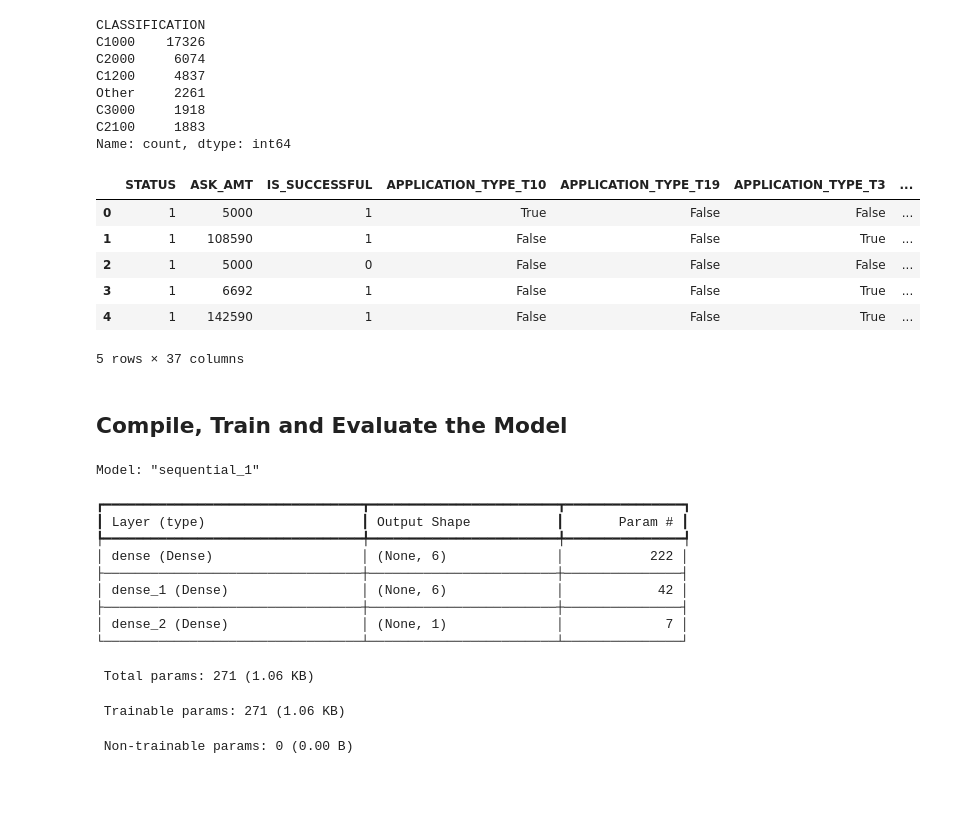
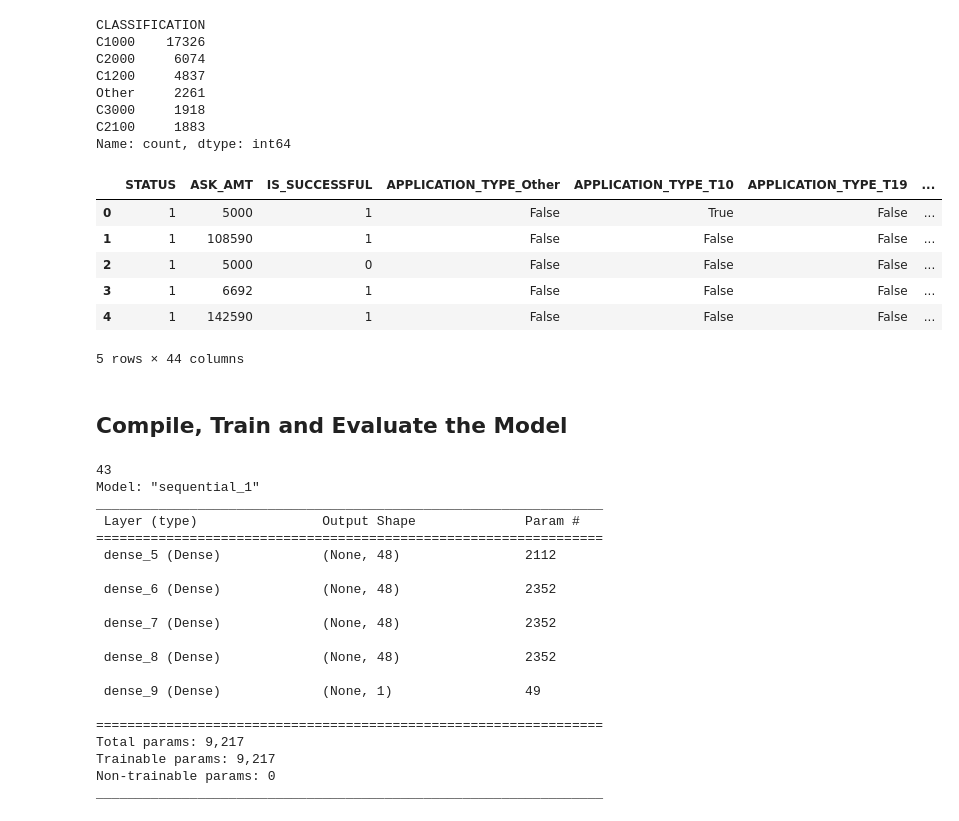
Before and after one commit to renzsupnet/deep-learning-challenge, a Jupyter notebook: deep_learning.ipynb, the cells around one changed output. Cells and saved outputs as stored; diff of their text form; code cells hidden in the pictures; blank space fills up the shorter version.

```diff
--- a/deep_learning.ipynb
+++ b/deep_learning.ipynb
@@ -142,15 +150,17 @@ C2100     1883
 Name: count, dtype: int64
 # %%
 # Convert categorical data to numeric with `pd.get_dummies`
-dummy_df = pd.get_dummies(application_df, columns=["APPLICATION_TYPE", "CLASSIFICATION", "AFFILIATION", "USE_CASE", "ORGANIZATION", "INCOME_AMT", "SPECIAL_CONSIDERATIONS"], drop_first=True)
+dummy_df = pd.get_dummies(application_df, columns=["APPLICATION_TYPE", "CLASSIFICATION",
+                                                   "AFFILIATION", "USE_CASE", "ORGANIZATION",
+                                                   "INCOME_AMT", "SPECIAL_CONSIDERATIONS"])
 dummy_df.head()
 # %% [output]
-|  | STATUS | ASK_AMT | IS_SUCCESSFUL | APPLICATION_TYPE_T10 | APPLICATION_TYPE_T19 | APPLICATION_TYPE_T3 | ... |
-| 0 | 1 | 5000 | 1 | True | False | False | ... |
-| 1 | 1 | 108590 | 1 | False | False | True | ... |
+|  | STATUS | ASK_AMT | IS_SUCCESSFUL | APPLICATION_TYPE_Other | APPLICATION_TYPE_T10 | APPLICATION_TYPE_T19 | ... |
+| 0 | 1 | 5000 | 1 | False | True | False | ... |
+| 1 | 1 | 108590 | 1 | False | False | False | ... |
 | 2 | 1 | 5000 | 0 | False | False | False | ... |
-| 3 | 1 | 6692 | 1 | False | False | True | ... |
-| 4 | 1 | 142590 | 1 | False | False | True | ... |
+| 3 | 1 | 6692 | 1 | False | False | False | ... |
+| 4 | 1 | 142590 | 1 | False | False | False | ... |
-5 rows × 37 columns
+5 rows × 44 columns
 # %%
 # Split our preprocessed data into our features and target arrays
@@ -173,15 +183,21 @@ X_test_scaled = X_scaler.transform(X_test)
 # %%
 # Define the model - deep neural net, i.e., the number of input features and hidden nodes for each layer.
 nn = tf.keras.models.Sequential()
-
+print(X_train_scaled.shape[1])
 # Defining input layer shape
 nn.add(tf.keras.layers.Input(shape=(X_train_scaled.shape[1],)))
 
 # First hidden layer
-nn.add(tf.keras.layers.Dense(units=6, activation="relu"))
+nn.add(tf.keras.layers.Dense(units=48, activation="relu"))
 
 # Second hidden layer
-nn.add(tf.keras.layers.Dense(units=6, activation="relu"))
+nn.add(tf.keras.layers.Dense(units=48, activation="relu"))
+
+# Third hidden layer
+nn.add(tf.keras.layers.Dense(units=48, activation="relu"))
+
+# Fourth hidden layer
+nn.add(tf.keras.layers.Dense(units=48, activation="relu"))
 
 # Output layer
 nn.add(tf.keras.layers.Dense(units=1, activation="sigmoid"))
@@ -189,19 +205,26 @@ nn.add(tf.keras.layers.Dense(units=1, activation="sigmoid"))
 # Check the structure of the model
 nn.summary()
 # %% [output]
+43
 Model: "sequential_1"
+_________________________________________________________________
+ Layer (type)                Output Shape              Param #
+=================================================================
+ dense_5 (Dense)             (None, 48)                2112
+
+ dense_6 (Dense)             (None, 48)                2352
+
+ dense_7 (Dense)             (None, 48)                2352
+
+ dense_8 (Dense)             (None, 48)                2352
+
+ dense_9 (Dense)             (None, 1)                 49
+
+=================================================================
+Total params: 9,217
+Trainable params: 9,217
+Non-trainable params: 0
+_________________________________________________________________
-┏━━━━━━━━━━━━━━━━━━━━━━━━━━━━━━━━━┳━━━━━━━━━━━━━━━━━━━━━━━━┳━━━━━━━━━━━━━━━┓
-┃ Layer (type)                    ┃ Output Shape           ┃       Param # ┃
-┡━━━━━━━━━━━━━━━━━━━━━━━━━━━━━━━━━╇━━━━━━━━━━━━━━━━━━━━━━━━╇━━━━━━━━━━━━━━━┩
-│ dense (Dense)                   │ (None, 6)              │           222 │
-├─────────────────────────────────┼────────────────────────┼───────────────┤
-│ dense_1 (Dense)                 │ (None, 6)              │            42 │
-├─────────────────────────────────┼────────────────────────┼───────────────┤
-│ dense_2 (Dense)                 │ (None, 1)              │             7 │
-└─────────────────────────────────┴────────────────────────┴───────────────┘
- Total params: 271 (1.06 KB)
- Trainable params: 271 (1.06 KB)
- Non-trainable params: 0 (0.00 B)
 # %%
 # Compile the model
 nn.compile(loss="binary_crossentropy", optimizer="adam", metrics=["accuracy"])
```
Also changed, not shown: parts of 7 cells of this notebook, 2 other files.
